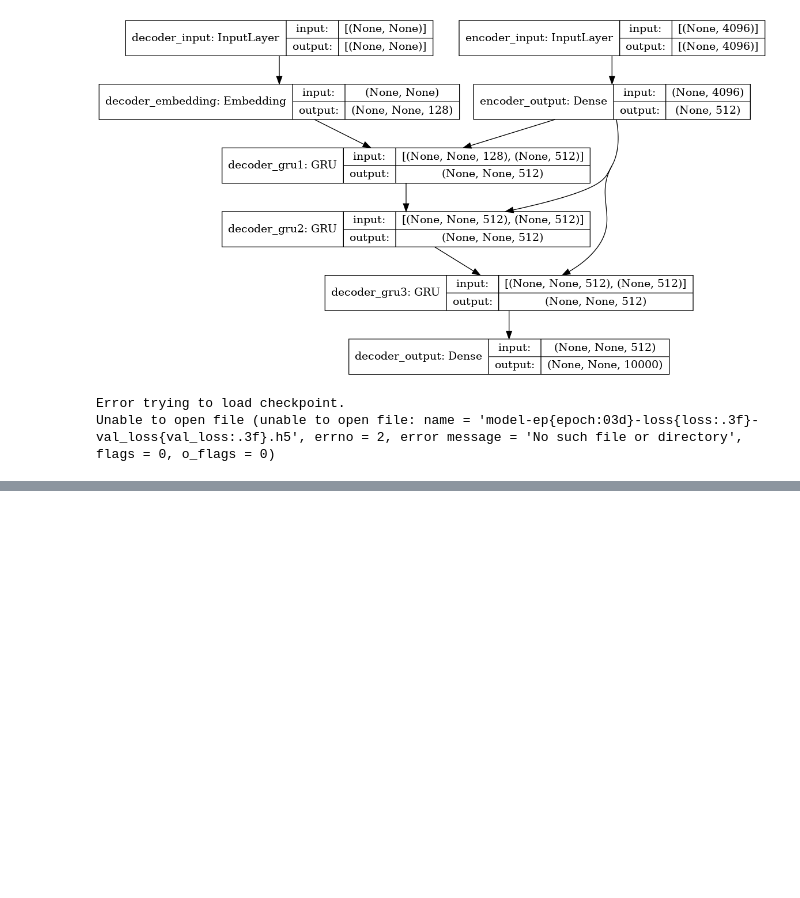
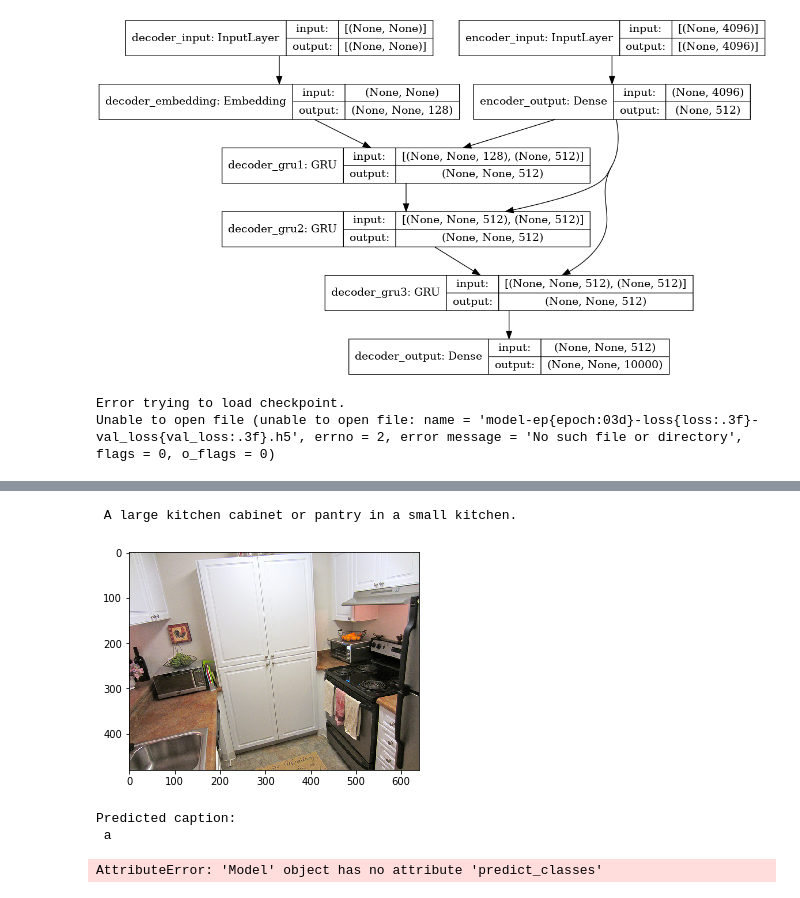
Before and after one commit to catnado/Image_Caption, a Jupyter notebook: Untitled.ipynb, the cells around one changed output, grey strips where cells are left out. Drawn from its saved outputs; the diff is of its cells as text; code cells hidden in the pictures; blank space fills up the shorter version.

Commit message:
mini baseline model

```diff
--- a/Untitled.ipynb
+++ b/Untitled.ipynb
@@ -518,10 +522,10 @@ X1train = np.asarray([transfer_values_train_lookup[i] for i in filenames_train[:
 X2train = np.asarray([caption[:-1] for caption in cap_vector[:1000]])
 ytrain = np.asarray([caption[1:] for caption in cap_vector[:1000]])
 
-check_X1train = X1train[:100]
-check_X2train = X2train[:100]
-check_ytrain = ytrain[:100]
+check_X1train = X1train[:10]
+check_X2train = X2train[:10]
+check_ytrain = ytrain[:10]
 
-check_X1val = X1train[-30:]
-check_X2val = X2train[-30:]
-check_yval = ytrain[-30:]
+check_X1val = X1train[-3:]
+check_X2val = X2train[-3:]
+check_yval = ytrain[-3:]
@@ -554,14 +532,12 @@ def sparse_cross_entropy(y_true, y_pred):
 # %%
 # compile model
 rms = RMSprop(lr=0.001)  #RMS prop works better than adam for RNN models
-decoder_target = tf.placeholder(dtype='int32', shape=(None, None))
-model.compile(loss='sparse_categorical_crossentropy', #loss='categorical_crossentropy',
-              optimizer=rms,
-              target_tensors=[decoder_target])
+model.compile(loss='sparse_categorical_crossentropy',
+              optimizer=rms)
 # %%
 # fit model
 # should train for 20, try 1 for now
 %time
-model.fit([check_X1train, check_X2train], check_ytrain, epochs=1, verbose=2, callbacks=callbacks,
+model.fit([check_X1train, check_X2train], check_ytrain, epochs=3, verbose=2, callbacks=callbacks,
           validation_data=([check_X1val, check_X2val], check_yval))
 # %% [output]
@@ -573,0 +610,7 @@ Train on 100 samples, validate on 30 samples
+# %%
+generate_caption(666)
+# %% [output]
+ A large kitchen cabinet or pantry in a small kitchen.
+[figure, added]
+Predicted caption:
+ a
@@ -573,0 +623,4 @@ Train on 100 samples, validate on 30 samples
+# %%
+preds = model.predict_classes([transfer_values, decoder_input_data])
+# %% [output]
+AttributeError: 'Model' object has no attribute 'predict_classes'
```
Also changed, not shown: parts of 18 cells of this notebook.
